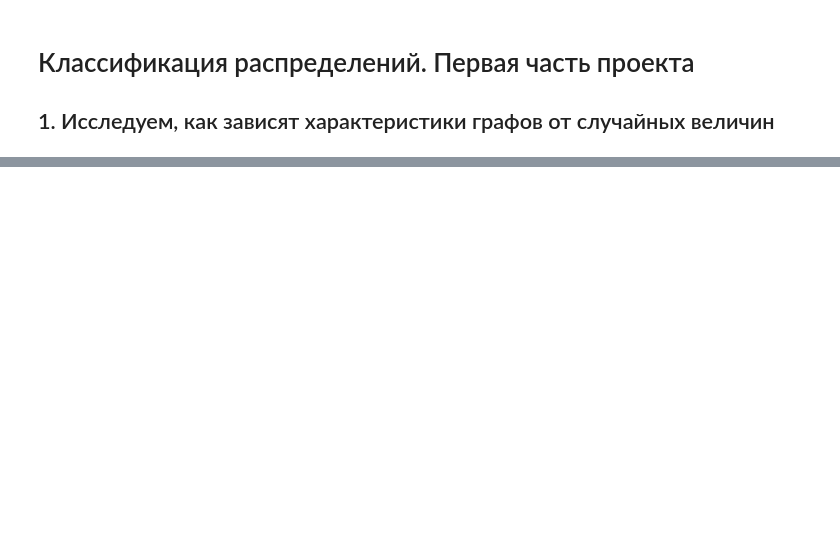
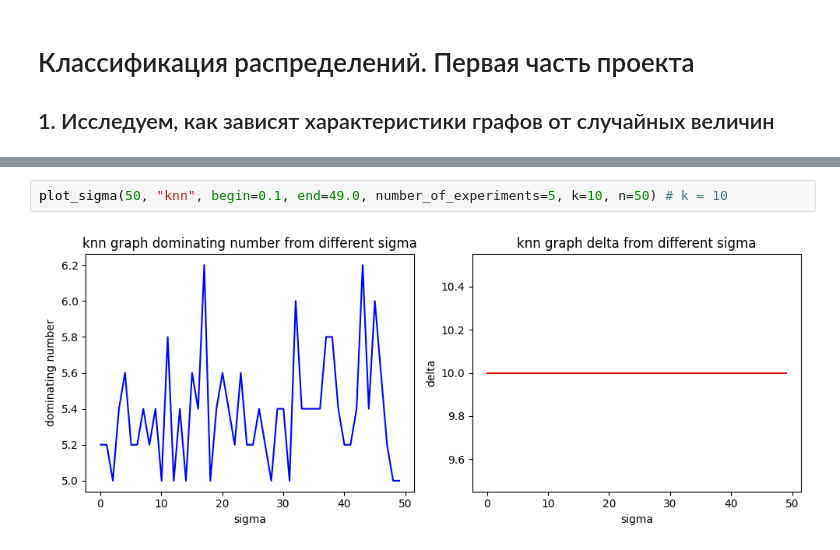
Before and after one commit to maxGrigorenko/DistributionClassifier, a Jupyter notebook: src/experiments_first_part_1.ipynb, the cells around one changed output, grey strips where cells are left out. Cells and saved outputs as stored; diff of their text form; blank space fills up the shorter version.

```diff
--- a/src/experiments_first_part_1.ipynb
+++ b/src/experiments_first_part_1.ipynb
@@ -79,0 +54,4 @@ plot_sigma(20, "knn")
+# %%
+plot_sigma(50, "knn", begin=0.1, end=49.0, number_of_experiments=5, k=10, n=50) # k = 10
+# %% [output]
+[figure, added]
```
Also changed, not shown: parts of 18 cells of this notebook.
